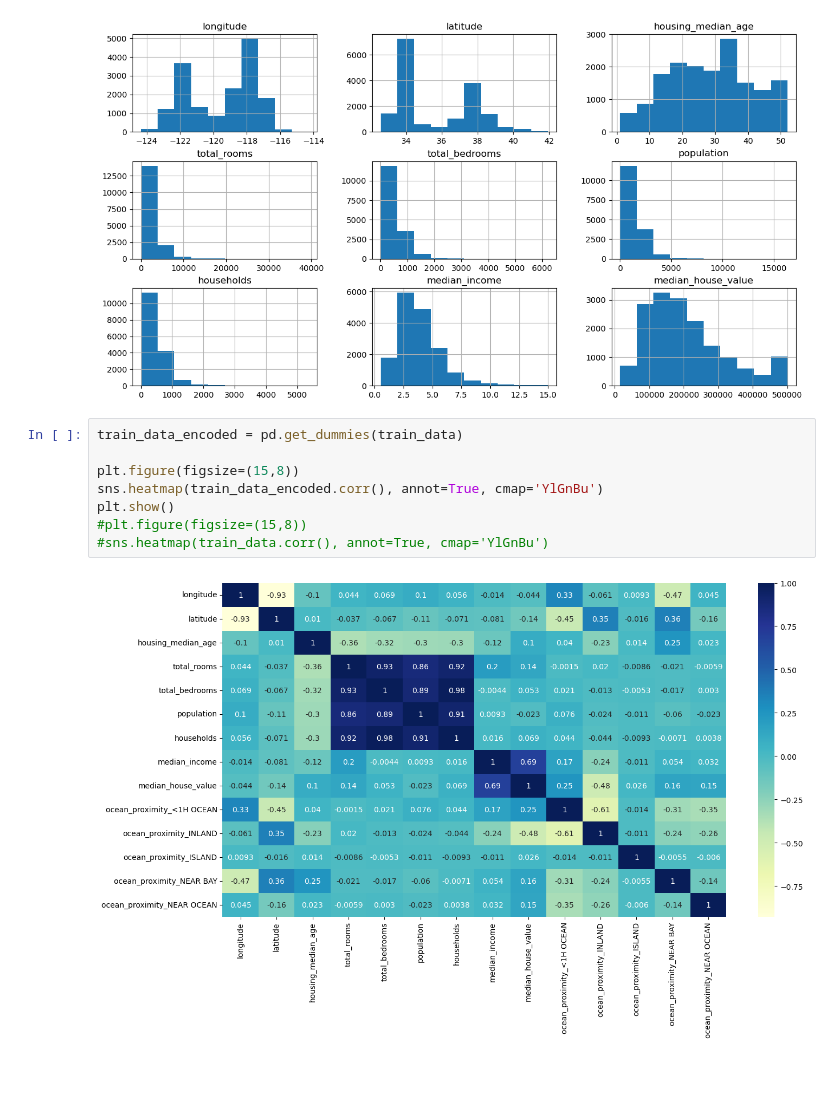
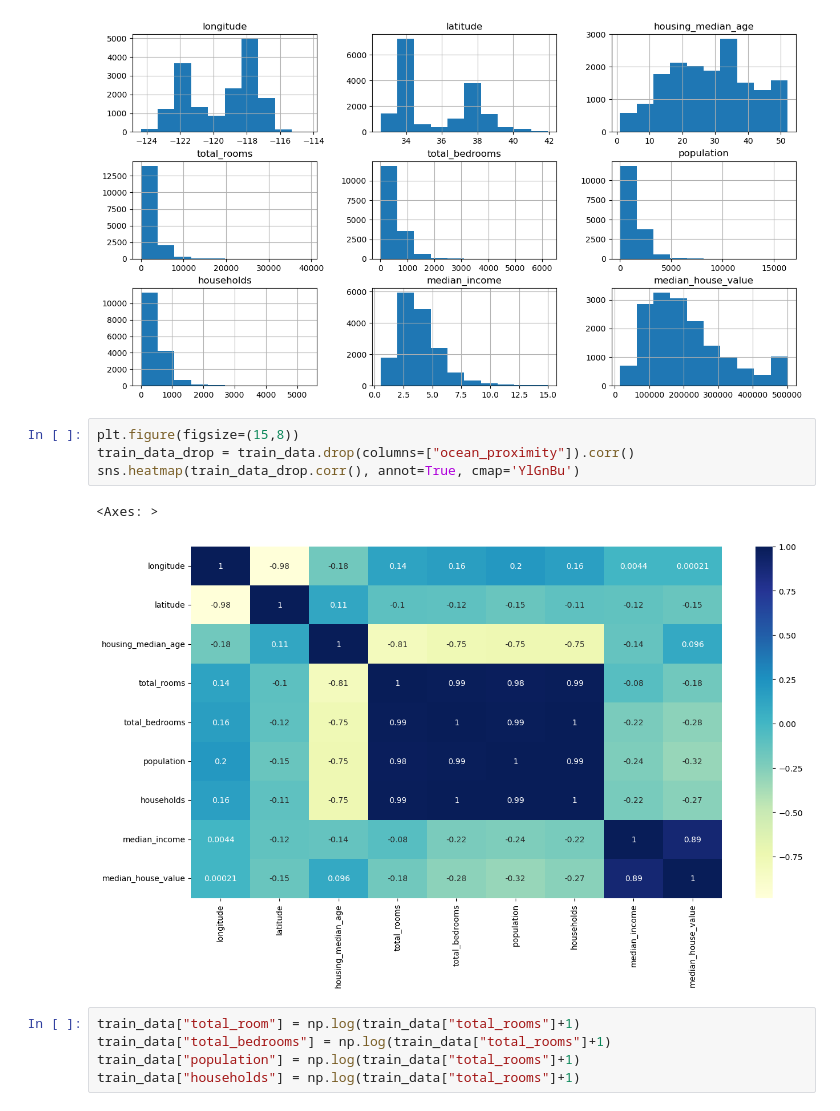
Before and after one commit to xalexdevx/House-Price-Prediction, a Jupyter notebook: house_price_prediction.ipynb, the cells around one changed output. Saved outputs shown, nothing was run; the diff lists cells and outputs as text; blank space fills up the shorter version.

```diff
--- a/house_price_prediction.ipynb
+++ b/house_price_prediction.ipynb
@@ -116,13 +116,15 @@ array([[<Axes: title={'center': 'longitude'}>,
         <Axes: title={'center': 'median_income'}>,
         <Axes: title={'center': 'median_house_value'}>]], dtype=object)
 [figure]
-# %%
-train_data_encoded = pd.get_dummies(train_data)
-
-plt.figure(figsize=(15,8))
-sns.heatmap(train_data_encoded.corr(), annot=True, cmap='YlGnBu')
-plt.show()
-#plt.figure(figsize=(15,8))
-#sns.heatmap(train_data.corr(), annot=True, cmap='YlGnBu')
-# %% [output]
-[figure, removed]
+# %%
+plt.figure(figsize=(15,8))
+train_data_drop = train_data.drop(columns=["ocean_proximity"]).corr()
+sns.heatmap(train_data_drop.corr(), annot=True, cmap='YlGnBu')
+# %% [output]
+<Axes: >
+[figure, added]
+# %%
+train_data["total_room"] = np.log(train_data["total_rooms"]+1)
+train_data["total_bedrooms"] = np.log(train_data["total_rooms"]+1)
+train_data["population"] = np.log(train_data["total_rooms"]+1)
+train_data["households"] = np.log(train_data["total_rooms"]+1)
```
Also changed, not shown: parts of 6 cells of this notebook.
